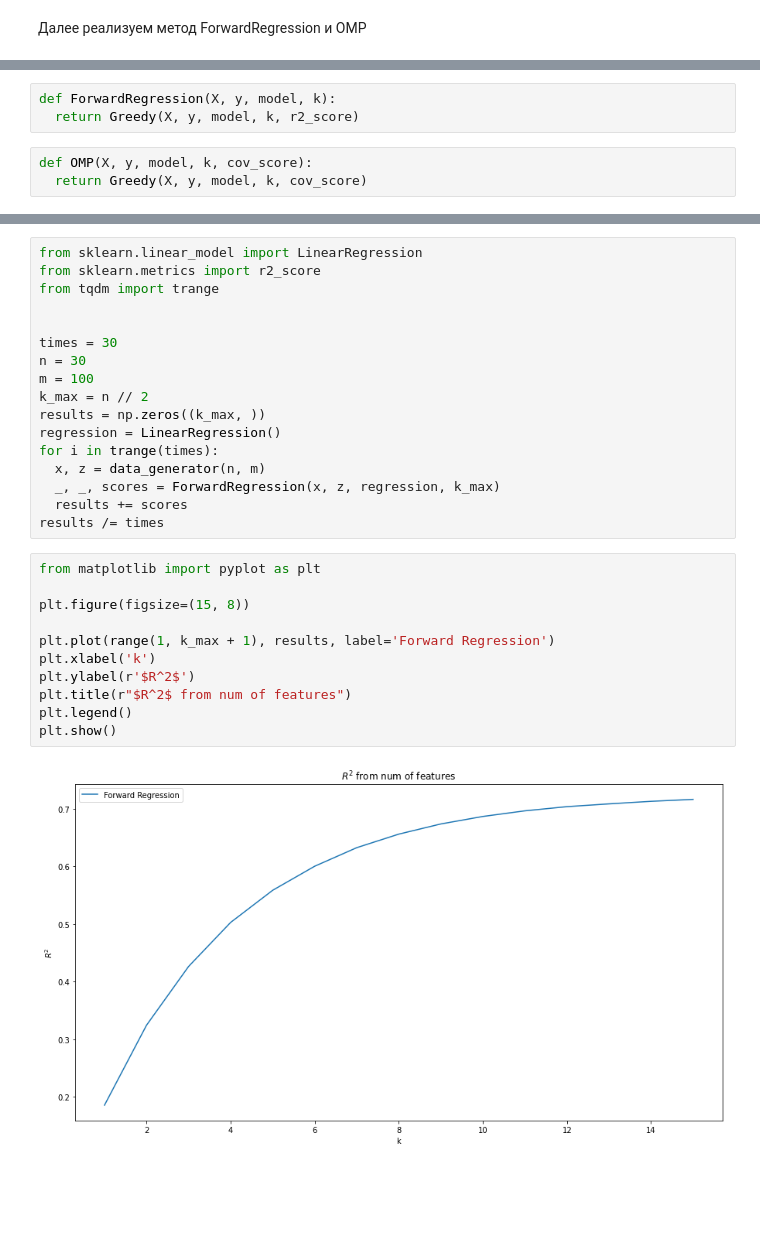
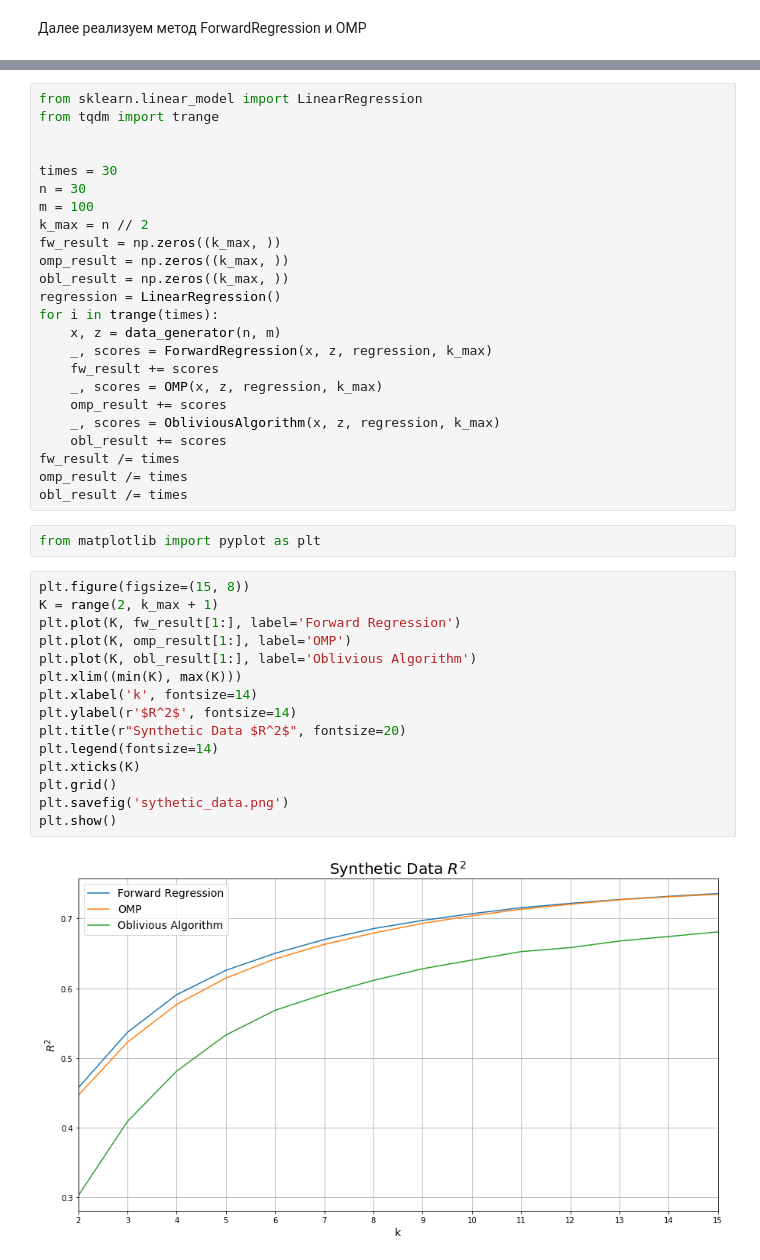
Before and after one commit to avxxx/Optimizing-Project-2020, a Jupyter notebook: Generation_and_prediction.ipynb, the cells around one changed output, grey strips where cells are left out. Drawn from its saved outputs; the diff is of its cells as text; blank space fills up the shorter version.

```diff
--- a/Generation_and_prediction.ipynb
+++ b/Generation_and_prediction.ipynb
@@ -62,6 +68,0 @@ def Greedy(X, y, model, k, score):
-# %%
-def ForwardRegression(X, y, model, k):
-  return Greedy(X, y, model, k, r2_score)
-# %%
-def OMP(X, y, model, k, cov_score):
-  return Greedy(X, y, model, k, cov_score)
@@ -68,6 +176,5 @@ def OMP(X, y, model, k, cov_score):
 # %%
 from sklearn.linear_model import LinearRegression
-from sklearn.metrics import r2_score
 from tqdm import trange
 
 
@@ -75,23 +182,37 @@ times = 30
 n = 30
 m = 100
 k_max = n // 2
-results = np.zeros((k_max, ))
+fw_result = np.zeros((k_max, ))
+omp_result = np.zeros((k_max, ))
+obl_result = np.zeros((k_max, ))
 regression = LinearRegression()
 for i in trange(times):
-  x, z = data_generator(n, m)
-  _, _, scores = ForwardRegression(x, z, regression, k_max)
-  results += scores
-results /= times
+    x, z = data_generator(n, m)
+    _, scores = ForwardRegression(x, z, regression, k_max)
+    fw_result += scores
+    _, scores = OMP(x, z, regression, k_max)
+    omp_result += scores
+    _, scores = ObliviousAlgorithm(x, z, regression, k_max)
+    obl_result += scores
+fw_result /= times
+omp_result /= times
+obl_result /= times
+# %%
+from matplotlib import pyplot as plt
 # %%
-from matplotlib import pyplot as plt
-
 plt.figure(figsize=(15, 8))
-
-plt.plot(range(1, k_max + 1), results, label='Forward Regression')
-plt.xlabel('k')
-plt.ylabel(r'$R^2$')
-plt.title(r"$R^2$ from num of features")
-plt.legend()
+K = range(2, k_max + 1)
+plt.plot(K, fw_result[1:], label='Forward Regression')
+plt.plot(K, omp_result[1:], label='OMP')
+plt.plot(K, obl_result[1:], label='Oblivious Algorithm')
+plt.xlim((min(K), max(K)))
+plt.xlabel('k', fontsize=14)
+plt.ylabel(r'$R^2$', fontsize=14)
+plt.title(r"Synthetic Data $R^2$", fontsize=20)
+plt.legend(fontsize=14)
+plt.xticks(K)
+plt.grid()
+plt.savefig('sythetic_data.png')
 plt.show()
 # %% [output]
-[figure, old version]
+[figure, new version]
```
Also changed, not shown: parts of 13 cells of this notebook.
